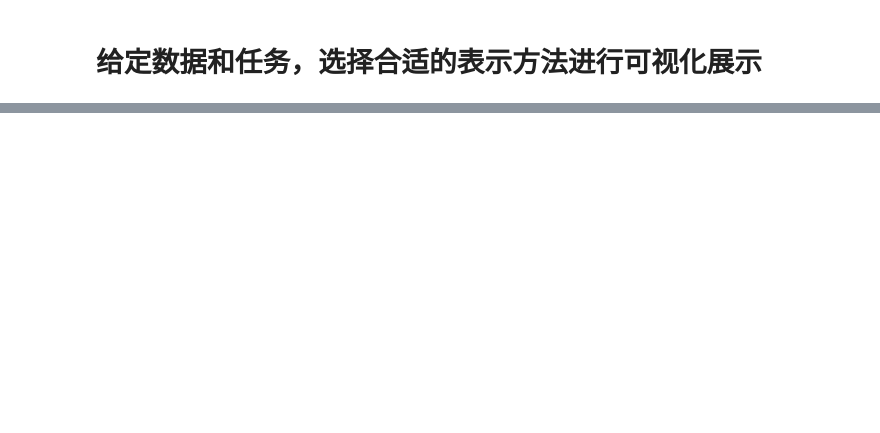
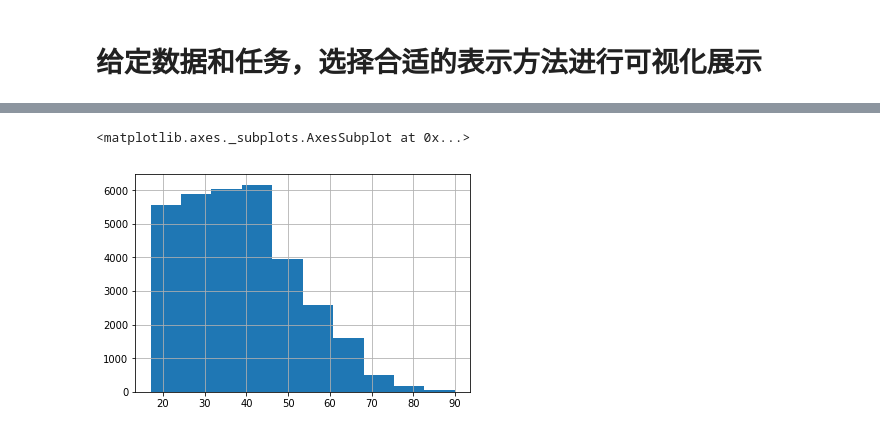
Before and after one commit to EdwardDaChina/Jupter-Learning, a Jupyter notebook: 学习Matplotlib基本绘图方法-checkpoint.ipynb, the cells around one changed output, grey strips where cells are left out. Drawn from its saved outputs; the diff is of its cells as text; code cells hidden in the pictures; blank space fills up the shorter version.

```diff
--- a/学习Matplotlib基本绘图方法-checkpoint.ipynb
+++ b/学习Matplotlib基本绘图方法-checkpoint.ipynb
@@ -93,2 +99,12 @@ plt.show()
 # %% [markdown]
 # 给定数据和任务，选择合适的表示方法进行可视化展示
+# %%
+import numpy as np
+import pandas as pd
+import matplotlib.pyplot as plt
+
+data=pd.read_csv('adult.csv',header=None, names=["年龄","工作类型","fnlwgt","学历","学历编号","婚姻状况","职业","社会关系","种族","性别","资本收益","资本支出","每周工作时长","祖国","薪资"], encoding='utf_8')
+data
+
+data_clean=data[["学历","职业","资本收益","每周工作时长","薪资"]]
+data_clean
@@ -94,0 +217,5 @@ plt.show()
+# %%
+data.年龄.hist()
+# %% [output]
+<matplotlib.axes._subplots.AxesSubplot at 0x...>
+[figure, added]
```
Also changed, not shown: parts of 12 cells of this notebook.
